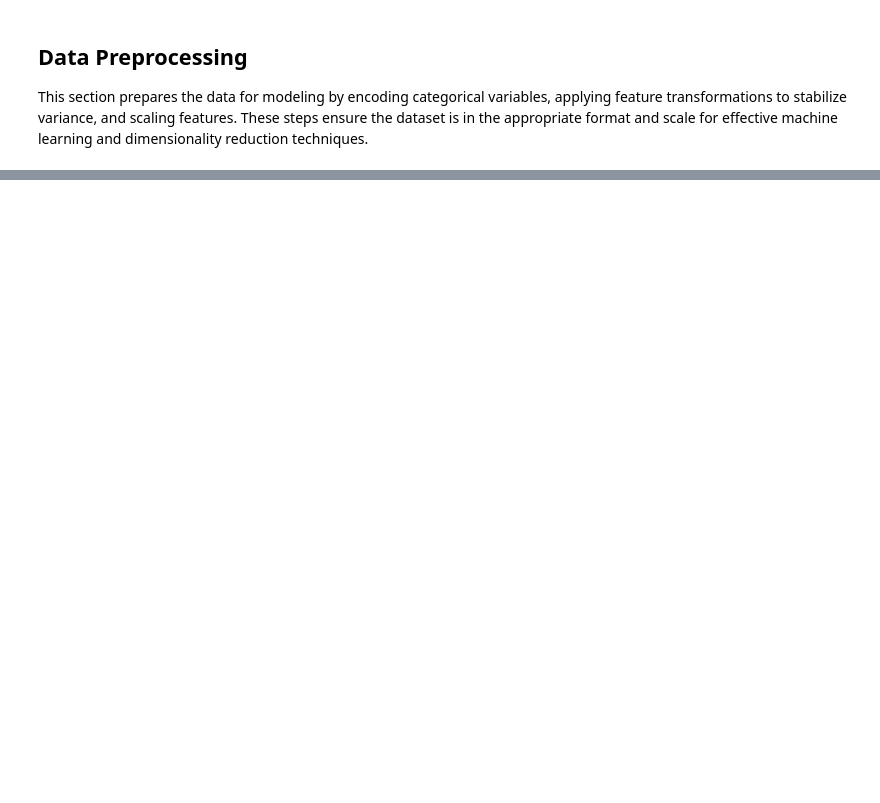
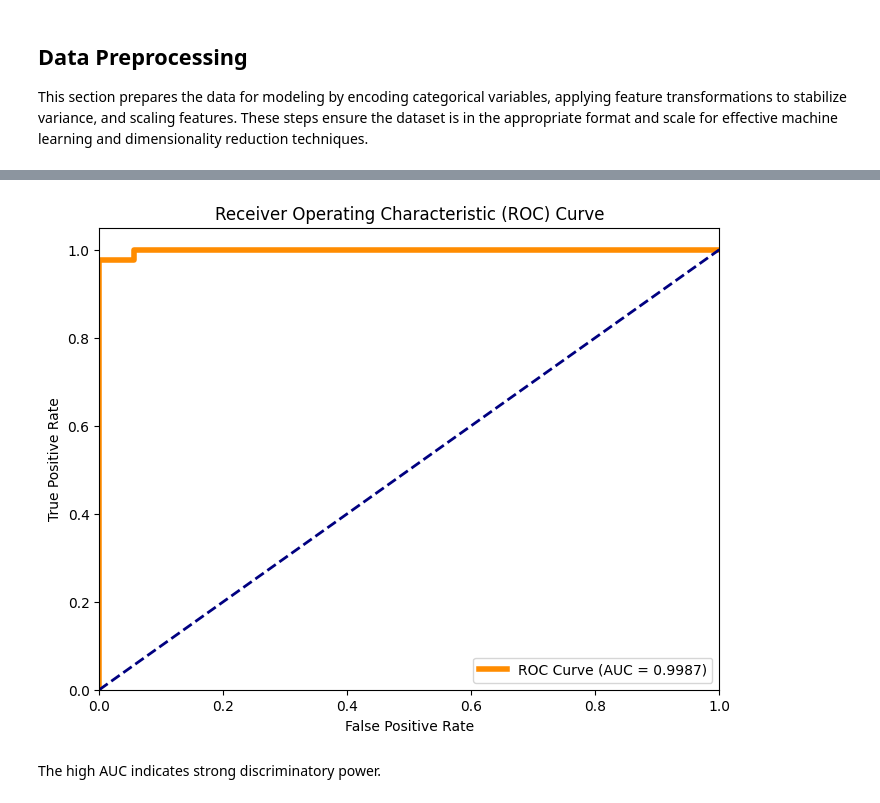
Before and after one commit to Ilagri/Breast-cancer-prediction, a Jupyter notebook: notebooks/breast_cancer_prediction.ipynb, the cells around one changed output, grey strips where cells are left out. Cells and saved outputs as stored; diff of their text form; code cells hidden in the pictures; blank space fills up the shorter version.

```diff
--- a/notebooks/breast_cancer_prediction.ipynb
+++ b/notebooks/breast_cancer_prediction.ipynb
@@ -493,0 +190,7 @@ In this notebook, we built and evaluated three machine learning models for predi
+# %%
+# Separate features and target
+X = data.drop(columns=['ID', 'Diagnosis'])
+y = data['Diagnosis']
+
+# Split the data into training and testing sets (80-20 split)
+X_train, X_test, y_train, y_test = train_test_split(X, y, test_size=0.2, random_state=42)
@@ -493,0 +206,9 @@ In this notebook, we built and evaluated three machine learning models for predi
+# %%
+# Define the pipeline steps
+pipeline = Pipeline([
+    ('transform', PowerTransformer(method='yeo-johnson')),  # Feature transformation
+    ('scaler', StandardScaler()),                           # Feature scaling
+    ('select', SelectKBest(score_func=f_classif)),           # Feature selection
+    ('pca', PCA()),                                          # PCA for dimensionality reduction
+    ('model', LogisticRegression(random_state=42))           # Placeholder model
+])
@@ -493,0 +242,10 @@ In this notebook, we built and evaluated three machine learning models for predi
+# %%
+# Initialize the GridSearchCV object with the pipeline and parameter grid
+grid_search = GridSearchCV(pipeline, param_grid, cv=5, scoring='accuracy', n_jobs=-1)
+
+# Fit the grid search
+grid_search.fit(X_train, y_train)
+
+# Print the best parameters and the corresponding score
+print(f"Best Parameters: {grid_search.best_params_}")
+print(f"Best Cross-Validation Accuracy: {grid_search.best_score_:.4f}")
@@ -493,0 +297,19 @@ In this notebook, we built and evaluated three machine learning models for predi
+# %%
+y_pred_proba = grid_search.predict_proba(X_test)[:, 1]
+fpr, tpr, _ = roc_curve(y_test, y_pred_proba)
+roc_auc = auc(fpr, tpr)
+
+plt.figure(figsize=(8, 6))
+plt.plot(fpr, tpr, color='darkorange', lw=4, label=f'ROC Curve (AUC = {roc_auc:.4f})')
+plt.plot([0, 1], [0, 1], color='navy', lw=2, linestyle='--')
+plt.xlim([0.0, 1.0])
+plt.ylim([0.0, 1.05])
+plt.xlabel('False Positive Rate')
+plt.ylabel('True Positive Rate')
+plt.title('Receiver Operating Characteristic (ROC) Curve')
+plt.legend(loc="lower right")
+plt.show()
+# %% [output]
+[figure, added]
+# %% [markdown]
+The high AUC indicates strong discriminatory power.
```
Also changed, not shown: parts of 75 cells of this notebook.
